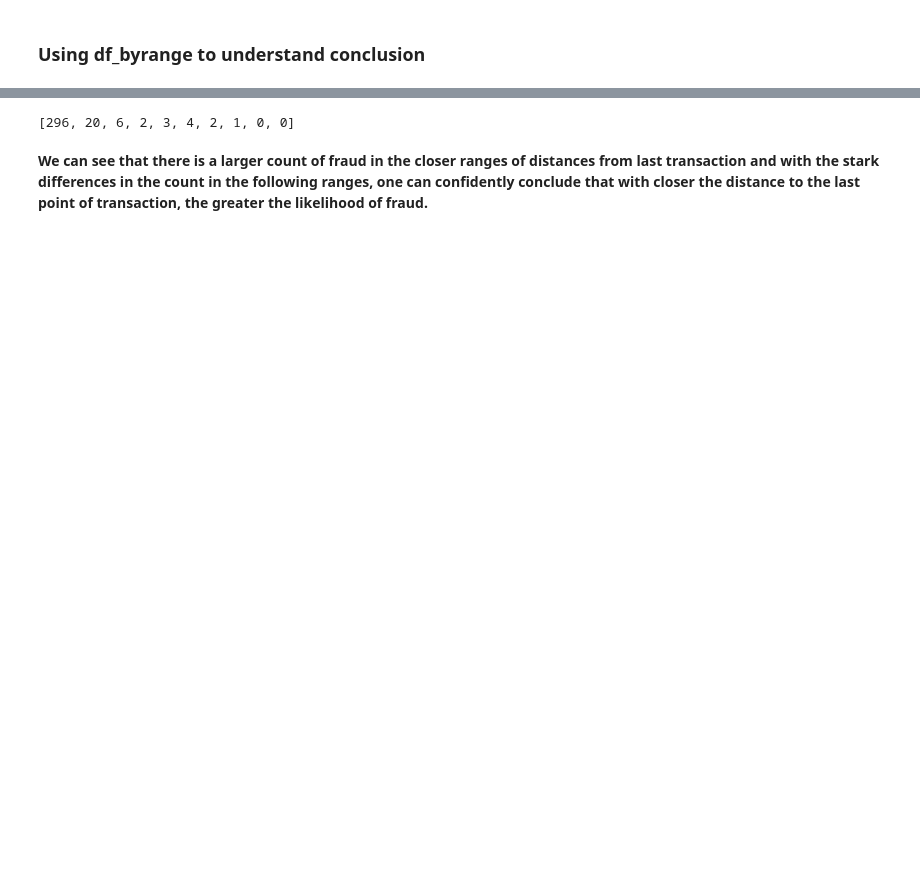
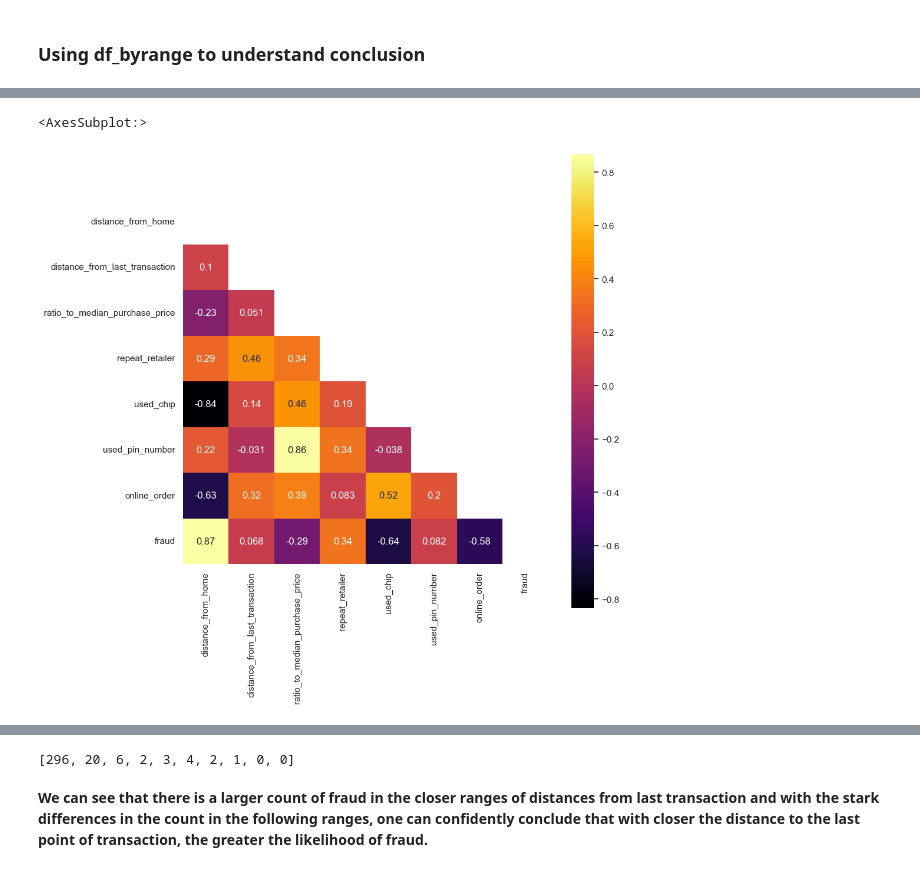
Before and after one commit to KarimKhalil33/CreditCard-Fraud-Data-Analysis, a Jupyter notebook: analysis/analysis1.ipynb, the cells around one changed output, grey strips where cells are left out. Cells and saved outputs as stored; diff of their text form; code cells hidden in the pictures; blank space fills up the shorter version.

```diff
--- a/analysis/analysis1.ipynb
+++ b/analysis/analysis1.ipynb
@@ -365,0 +374,13 @@ for col in df_byrange.columns:
+# %%
+col_dropped = ['online_order','used_chip','used_pin_number','repeat_retailer','fraud']
+df_bin = df_byrange.drop(col_dropped, axis=1)
+corr = df_byrange.corr()
+
+# creating a mask to hide the upper triangle
+mask = np.triu(np.ones_like(corr, dtype=bool))
+
+fig, ax = plt.subplots(figsize=(10, 10))
+sns.heatmap(corr, cmap='inferno', annot=True, square=True, mask=mask, ax=ax)
+# %% [output]
+<AxesSubplot:>
+[figure, added]
```
Also changed, not shown: parts of 8 cells of this notebook, 1 other file.
